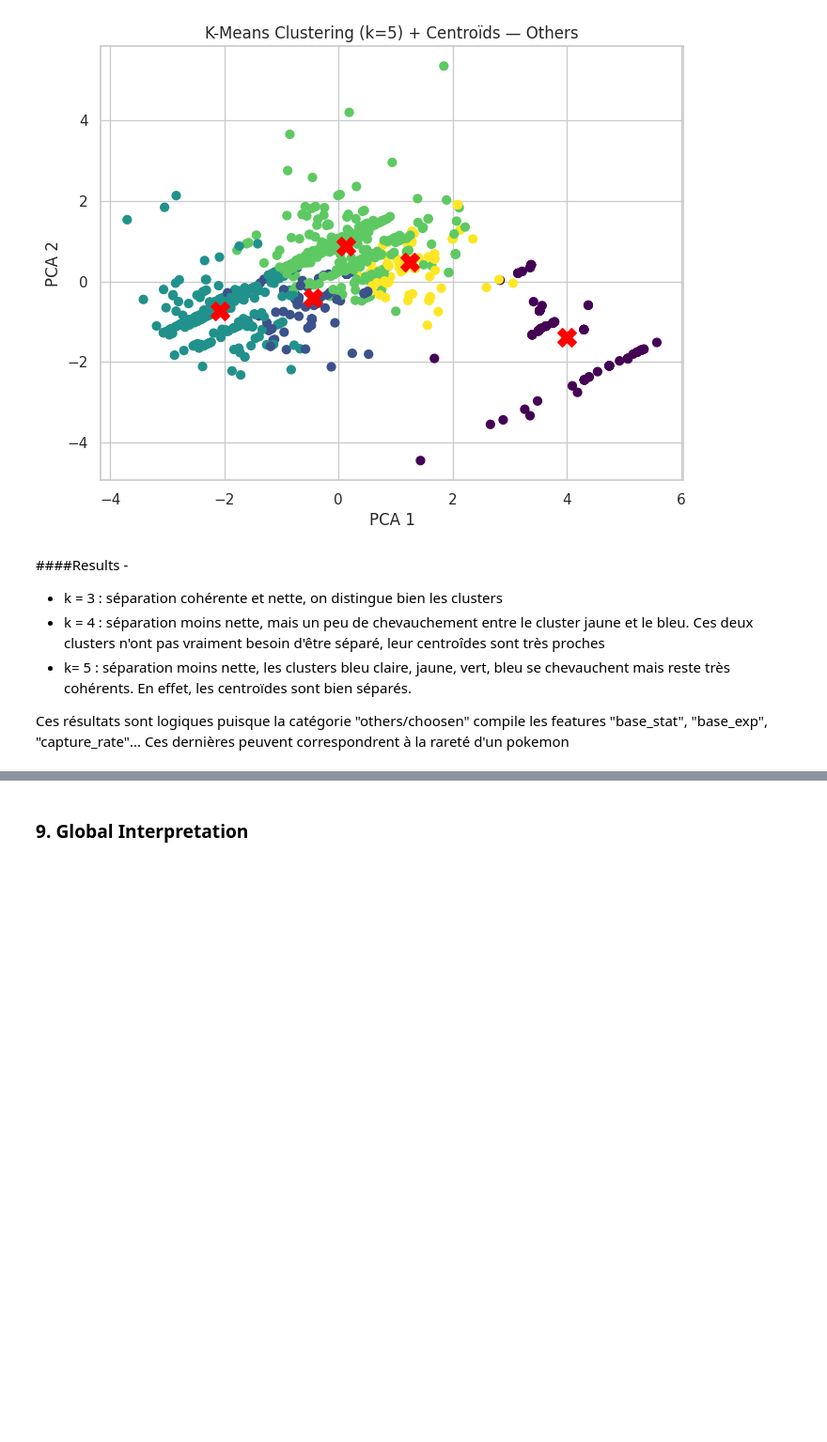
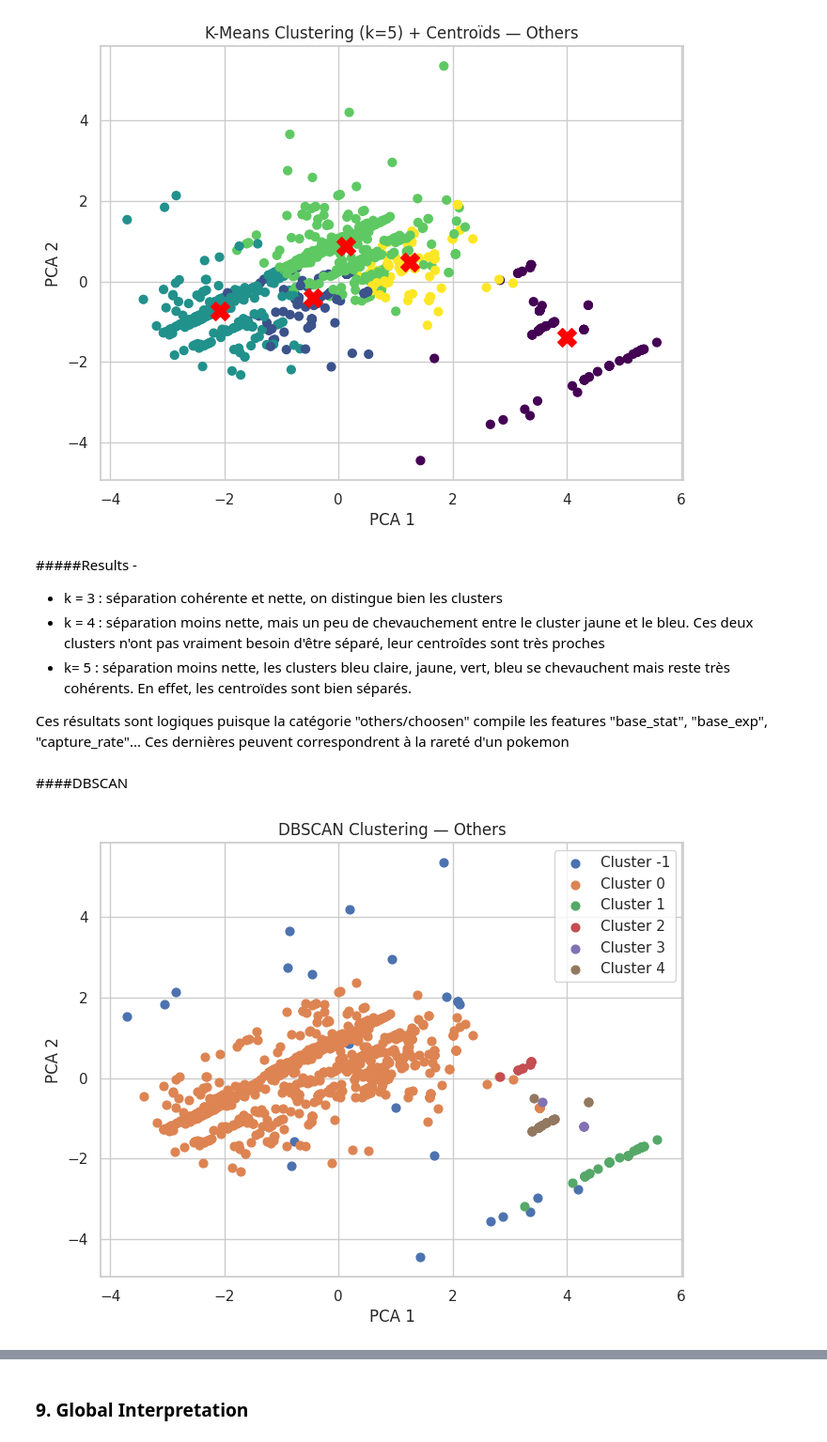
Before and after one commit to NathanaelLUCETTE/projet_ML, a Jupyter notebook: pokemon_clustering_project.ipynb, the cells around one changed output, grey strips where cells are left out. Shown at 94% size. Drawn from its saved outputs; the diff is of its cells as text; code cells hidden in the pictures; blank space fills up the shorter version.

```diff
--- a/pokemon_clustering_project.ipynb
+++ b/pokemon_clustering_project.ipynb
@@ -732,9 +767,15 @@ labels_stats_4 = run_kmeans(df_choosen_scaled, 5, title="Others")
 [figure]
 [figure]
 # %% [markdown]
-####Results -
+#####Results -
 - k = 3 : séparation cohérente et nette, on distingue bien les clusters
 - k = 4 : séparation moins nette, mais un peu de chevauchement entre le cluster jaune et le bleu. Ces deux clusters n'ont pas vraiment besoin d'être séparé, leur centroîdes sont très proches
 - k= 5 : séparation moins nette, les clusters bleu claire, jaune, vert, bleu se chevauchent mais reste très cohérents. En effet, les centroïdes sont bien séparés.
 
 Ces résultats sont logiques puisque la catégorie "others/choosen" compile les features "base_stat", "base_exp", "capture_rate"... Ces dernières peuvent correspondrent à la rareté d'un pokemon
+# %% [markdown]
+####DBSCAN
+# %%
+labels_others_2 = run_dbscan(df_choosen_scaled, eps = 1.5, min_samples=5, title="Others")
+# %% [output]
+[figure, added]
```
Also changed, not shown: parts of 22 cells of this notebook.
